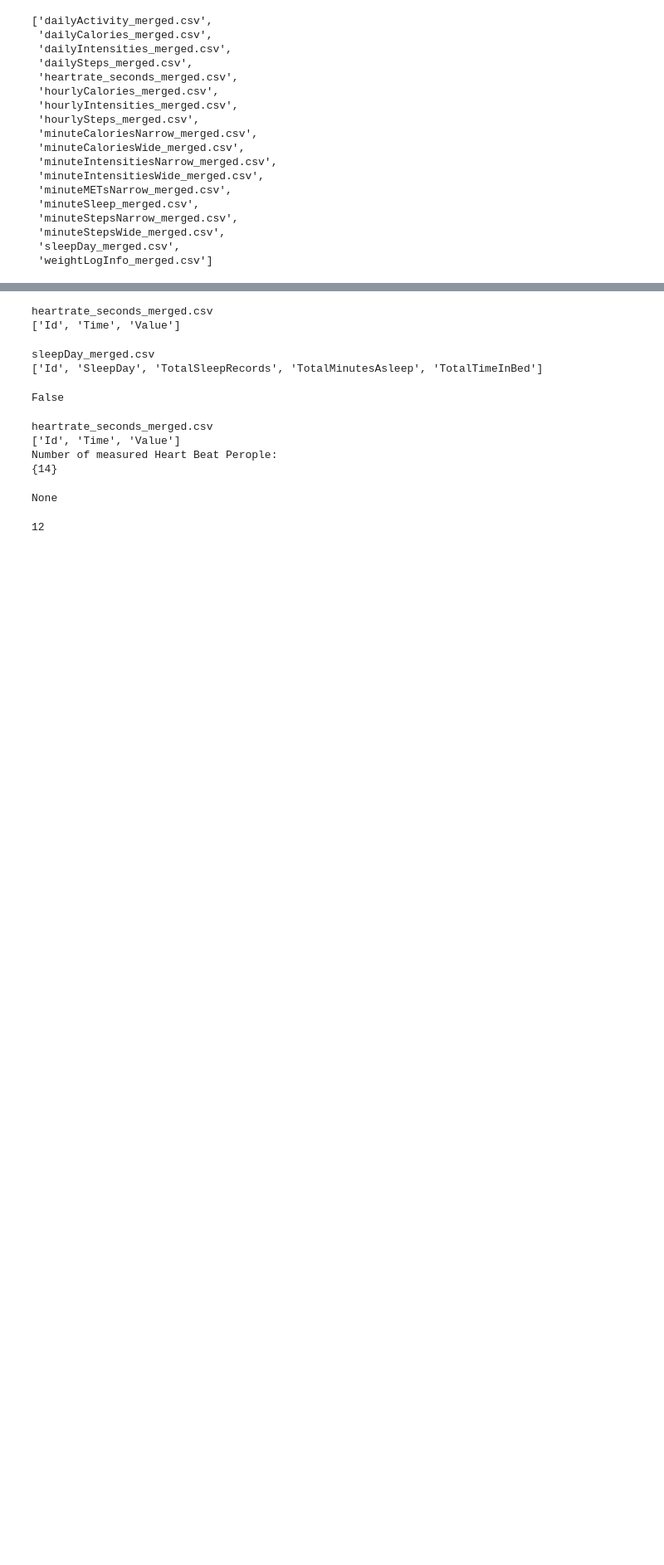
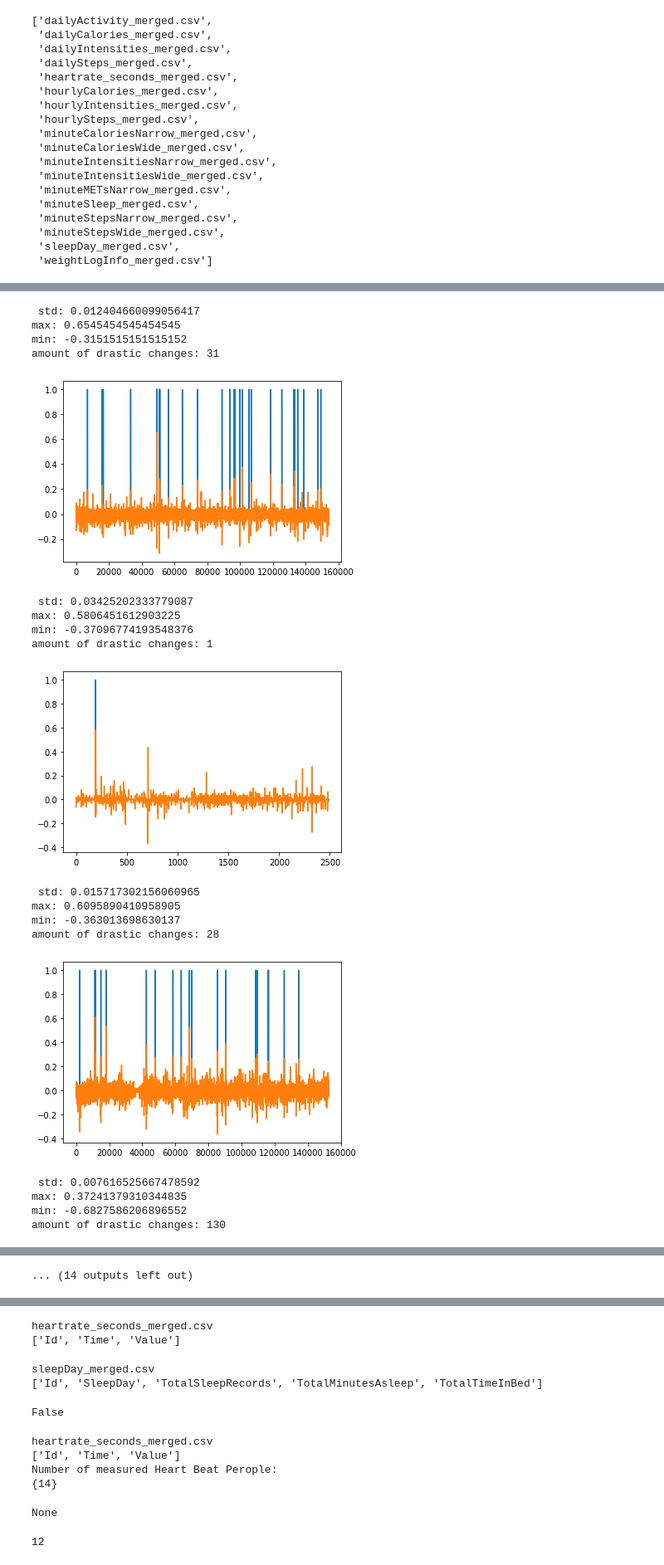
Before and after one commit to idangrady/DataAnalysisCourse, a Jupyter notebook: Idan/DataPre.ipynb, the cells around one changed output, grey strips where cells are left out. Shown: that part at 83% size. Cells and saved outputs as stored; diff of their text form; code cells hidden in the pictures; blank space fills up the shorter version.

```diff
--- a/Idan/DataPre.ipynb
+++ b/Idan/DataPre.ipynb
@@ -155,0 +303,37 @@ dailyIntensities_merged.csv
+# %%
+for i in range(13):
+    data_= np.array(Heart_By_Idx.loc[Heart_By_Idx.PersonID ==i].Value)
+    data_ = data_/ (data_.max()- data_.min())
+    diff_ = np.array([data_[curr] - data_[curr-1] for curr in range(1,len(data_))])
+    print(f" std: {diff_.std()}")
+    print(f"max: {diff_.max()}")
+    print(f"min: {diff_.min()}")
+
+    amount_of_unusual_changes = np.where(np.abs(diff_) >=15* np.abs(diff_.std()),1,0)
+    print(f"amount of drastic changes: {amount_of_unusual_changes.sum()}")
+
+    plt.plot(amount_of_unusual_changes)
+    plt.plot(diff_)	#plot the points
+
+    plt.show()
+    # input()
+# %% [output]
+ std: 0.012404660099056417
+max: 0.6545454545454545
+min: -0.3151515151515152
+amount of drastic changes: 31
+[figure, added]
+ std: 0.03425202333779087
+max: 0.5806451612903225
+min: -0.37096774193548376
+amount of drastic changes: 1
+[figure, added]
+ std: 0.015717302156060965
+max: 0.6095890410958905
+min: -0.363013698630137
+amount of drastic changes: 28
+[figure, added]
+ std: 0.007616525667478592
+max: 0.37241379310344835
+min: -0.6827586206896552
+amount of drastic changes: 130
@@ -155,0 +351 @@ dailyIntensities_merged.csv
+... (14 outputs left out)
```
Also changed, not shown: parts of 21 cells of this notebook.
